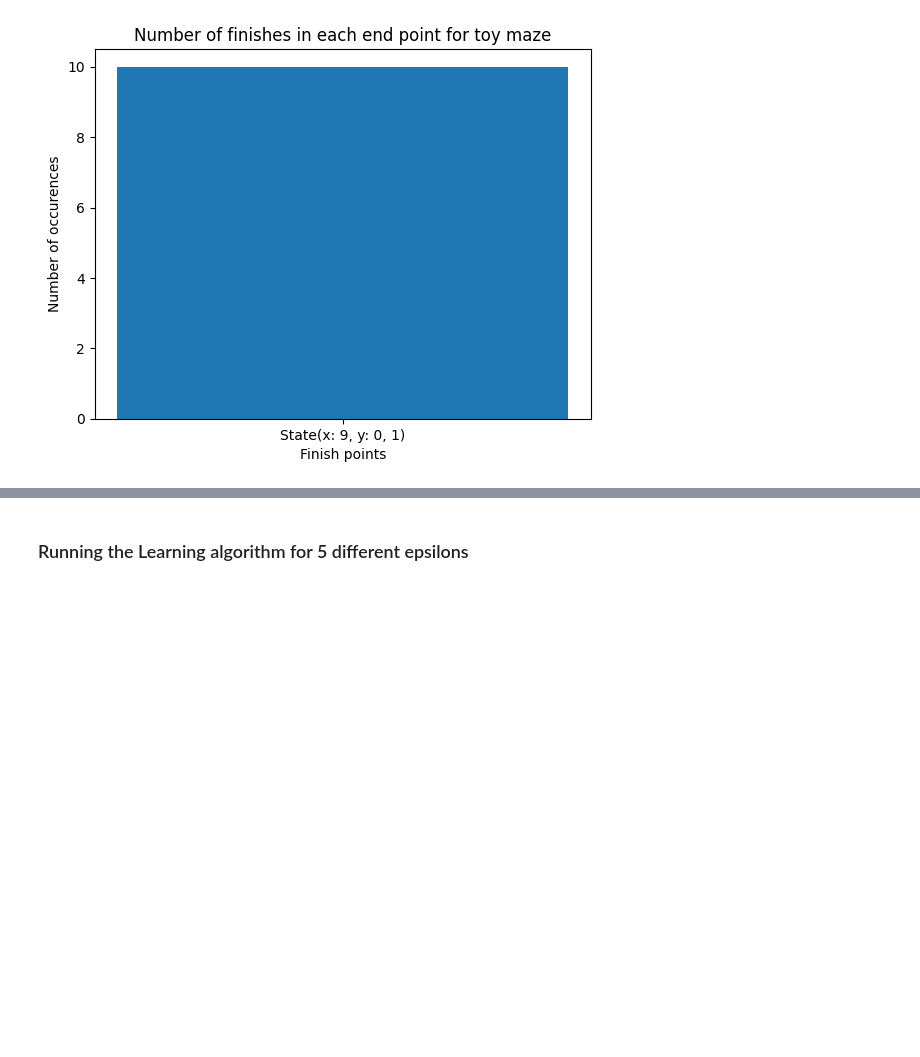
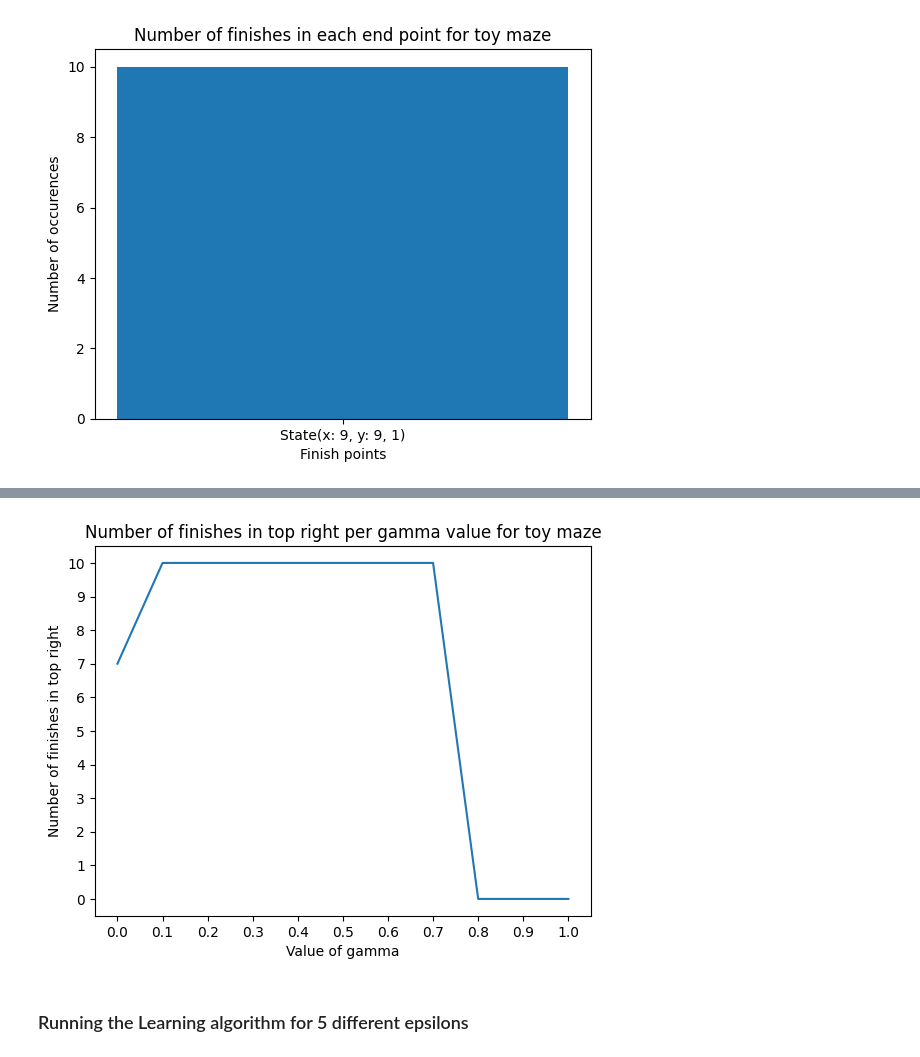
Before and after one commit to Howieboss02/Computational-Intelligence-ACO-ANN, a Jupyter notebook: Assignment_3/src/Main.ipynb, the cells around one changed output, grey strips where cells are left out. Saved outputs shown, nothing was run; the diff lists cells and outputs as text; code cells hidden in the pictures; blank space fills up the shorter version.

```diff
--- a/Assignment_3/src/Main.ipynb
+++ b/Assignment_3/src/Main.ipynb
@@ -151,0 +154,19 @@ IndexError: invalid index to scalar variable.
+# %%
+# Load the maze
+file = "../data/toy_maze.txt"
+maze_toy = Maze(file)
+
+# Set the reward at the bottom right to 10
+maze_toy.set_reward(maze_toy.get_state(9, 0), 5)
+maze_toy.set_reward(maze_toy.get_state(9, 9), 10)
+
+gammas = [x / 10 for x in range(0, 11, 1)]
+# gammas = [x / 100 for x in range(70, 81, 1)]
+
+toy_gammas = [0 for i in range(len(gammas))]
+
+
+for n, gamma in enumerate(gammas):
+    for i in range(10):
+        num_list, finish_state = learning_algorithm(maze_toy, end_state=[maze_toy.get_state(9, 9), maze_toy.get_state(9, 0)], number_of_episodes=200, start_epsilon=1, end_epsilon=0, gamma=gamma)
+        if finish_state == maze_toy.get_state(9, 0): toy_gammas[n] += 1
@@ -152,3 +191,13 @@ IndexError: invalid index to scalar variable.
+# %%
+plt.plot(gammas, toy_gammas)
+plt.title("Number of finishes in top right per gamma value for toy maze")
+plt.xlabel("Value of gamma")
+plt.ylabel("Number of finishes in top right")
+plt.xticks(gammas)
+plt.yticks(list(range(11)))
+plt.show()
+# %% [output]
+[figure, added]
 # %% [markdown]
 ### Running the Learning algorithm for 5 different epsilons
 # %%
```
Also changed, not shown: parts of 5 cells of this notebook.
